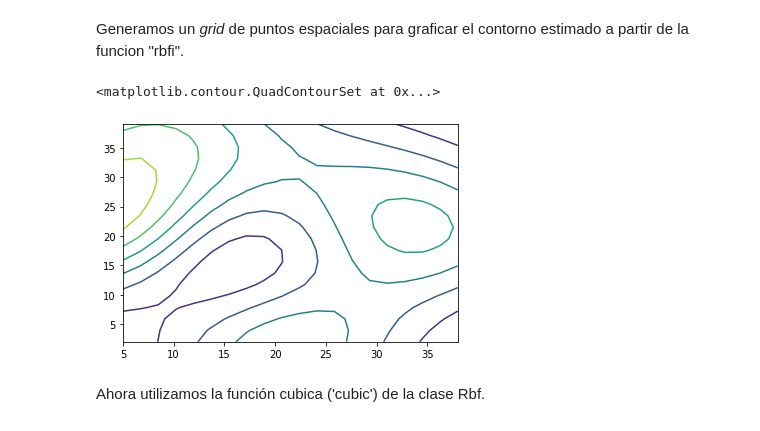
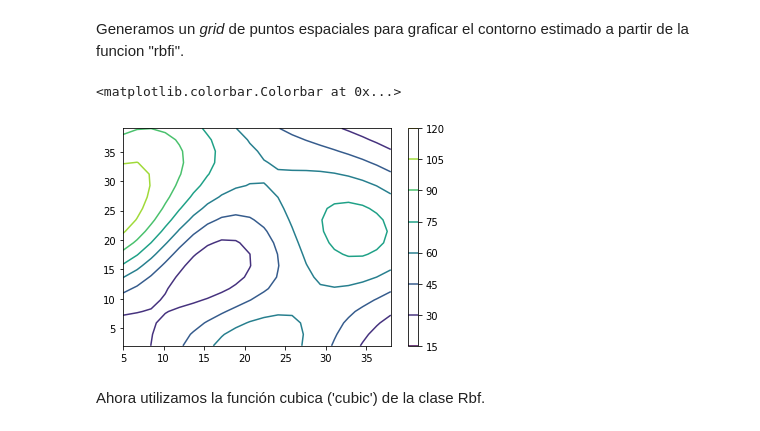
Before and after one commit to cdguarnizo/MAPE_ITM, a Jupyter notebook: Espacio-Temporal/AnalisisEspacial.ipynb, the cells around one changed output. Saved outputs shown, nothing was run; the diff lists cells and outputs as text; code cells hidden in the pictures.

```diff
--- a/Espacio-Temporal/AnalisisEspacial.ipynb
+++ b/Espacio-Temporal/AnalisisEspacial.ipynb
@@ -38,14 +38,15 @@ Generamos un *grid* de puntos espaciales para graficar el contorno estimado a pa
 # %%
 s0 = np.linspace(np.min(s[:,0]), np.max(s[:,0]), 20)
 s1 = np.linspace(np.min(s[:,1]), np.max(s[:,1]), 20)
 ss0, ss1 = np.meshgrid(s0, s1)
 
 z_grid = rbfi(ss0, ss1)
 
 plt.contour(ss0, ss1, z_grid)
+plt.colorbar()
 # %% [output]
-<matplotlib.contour.QuadContourSet at 0x...>
+<matplotlib.colorbar.Colorbar at 0x...>
-[figure, old version]
+[figure, new version]
 # %% [markdown]
 Ahora utilizamos la función cubica ('cubic') de la clase Rbf.
 # %%
```
Also changed, not shown: parts of 17 cells of this notebook.
